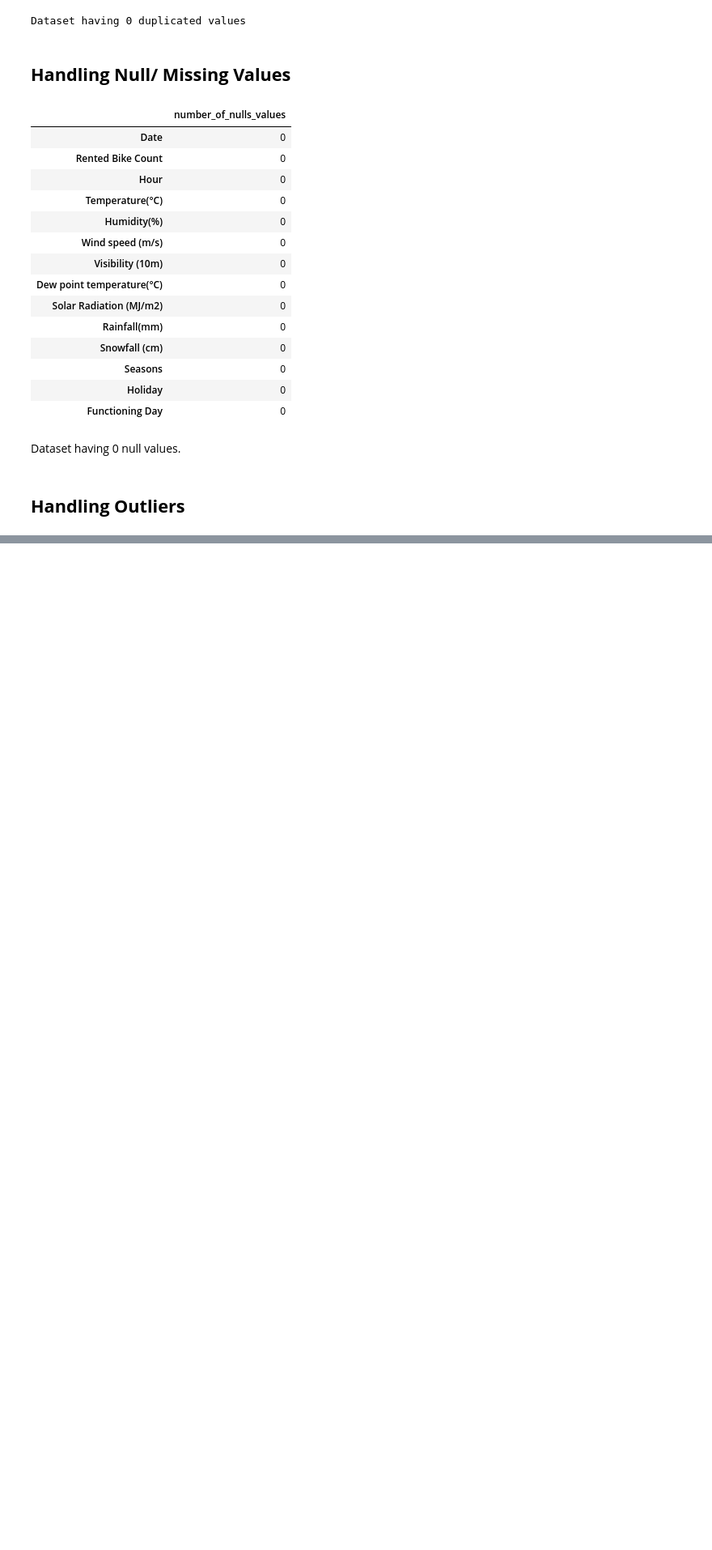
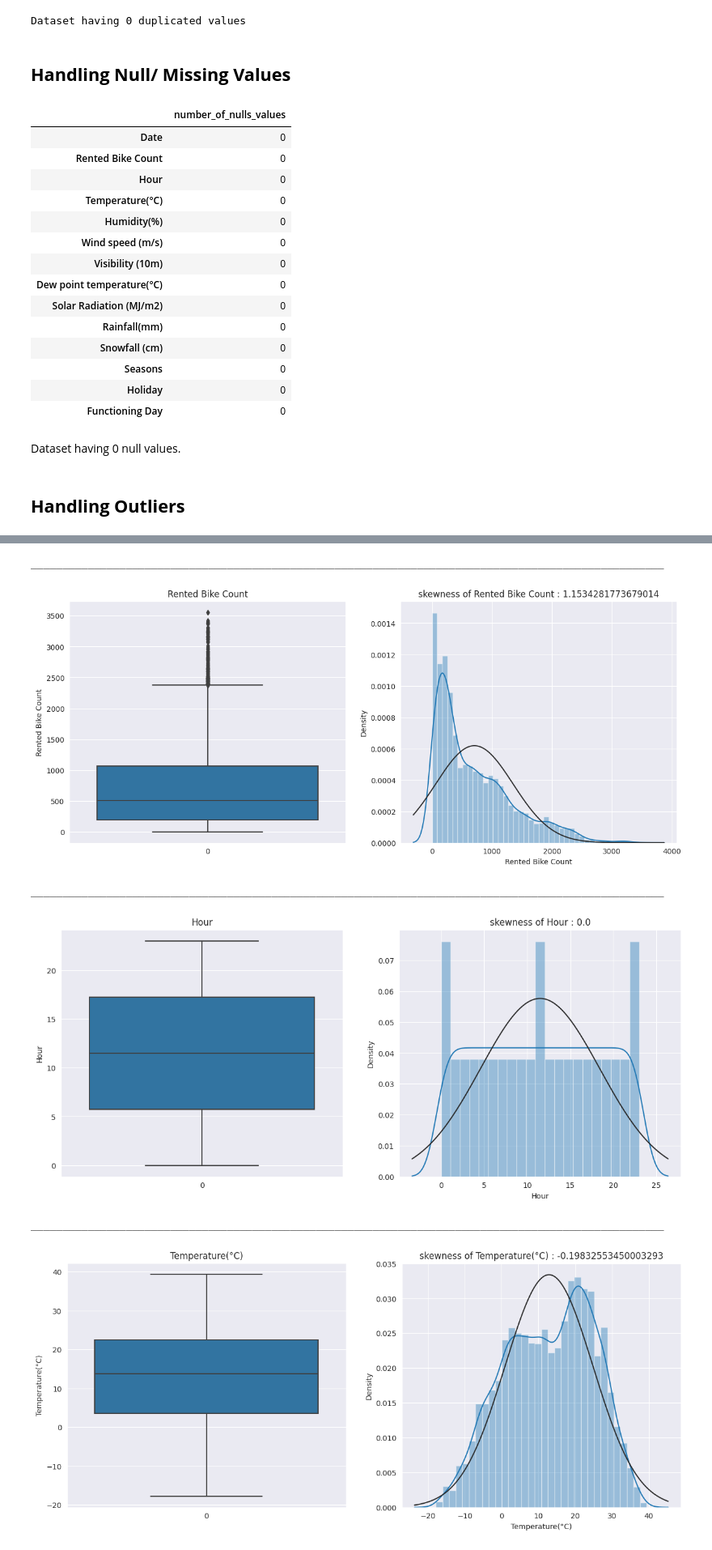
Before and after one commit to hamant-jagwan/Bike_Sharing_Demand_Prediction--ML--Regression, a Jupyter notebook: Bike_Sharing_Demand_Prediction.ipynb, the cells around one changed output, grey strips where cells are left out. Shown at 81% size. Cells and saved outputs as stored; diff of their text form; code cells hidden in the pictures; blank space fills up the shorter version.

```diff
--- a/Bike_Sharing_Demand_Prediction.ipynb
+++ b/Bike_Sharing_Demand_Prediction.ipynb
@@ -229,0 +232,8 @@ Dataset having 0 null values.
+# %%
+# Find categorical variables
+bike_df['Date'] = bike_df['Date'].astype('datetime64[ns]') # Changing the data type of 'Date' columns
+
+categorical_variables = [var for var in bike_df.columns if bike_df[var].dtype=='O']  # extracts the names of columns in bike_df that contain categorical variables
+print('There are {} categorical variables'.format(len(categorical_variables)))
+print('--'*50)
+print(categorical_variables)
@@ -229,0 +269,6 @@ Dataset having 0 null values.
+# %%
+# Finding numerical variables
+numerical_variables=[var for var in bike_df.columns if var not in categorical_variables]
+print('There are {} numerical variables'.format(len(numerical_variables)))
+print('--'*50)
+print(numerical_variables)
@@ -229,0 +279,6 @@ Dataset having 0 null values.
+# %%
+# Checking number of categories
+numerical_variables_df= bike_df[numerical_variables]
+for i in numerical_variables_df.columns:
+    print(numerical_variables_df[i].value_counts())
+    print('--'*50)
@@ -229,0 +305,30 @@ Dataset having 0 null values.
+# %%
+# Checking for outliers in numerical variables using boxplot
+from scipy.stats import norm
+
+# Removing "Date" variable from numerical variable
+num_var=[var for var in numerical_variables_df.columns if var not in ["Date"]]
+
+# Plotting Box and Distribution plot
+for var in num_var:
+    plt.figure(figsize=(15,6))
+    plt.subplot(1,2,1)
+    ax=sns.boxplot(data=bike_df[var]) # This creates a boxplot using the data from the bike_df DataFrame for the current variable var.
+    ax.set_title(f'{var}')
+    ax.set_ylabel(var)
+
+    plt.subplot(1,2,2)
+    ax=sns.distplot(bike_df[var], fit=norm)
+    # This creates a distribution plot using the data from the bike_df DataFrame for the current variable var.
+    #The fit=norm parameter fits a normal distribution to the data.
+    ax.set_title(f'skewness of {var} : {bike_df[var].skew()}')
+    ax.set_xlabel(var)
+    print('__'*50)
+    plt.show()
+# %% [output]
+____________________________________________________________________________________________________
+[figure, added]
+____________________________________________________________________________________________________
+[figure, added]
+____________________________________________________________________________________________________
+[figure, added]
```
Also changed, not shown: parts of 39 cells of this notebook.
